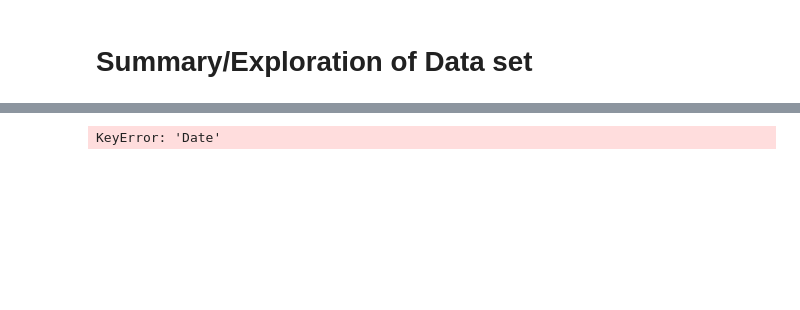
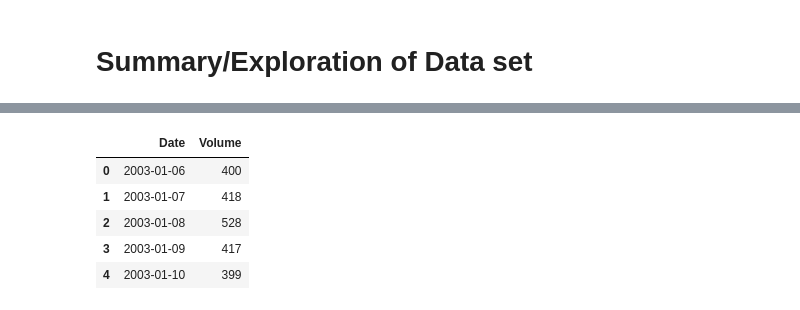
Before and after one commit to chrisngan24/spectacle, a Jupyter notebook: analytics/kaggle_sf_crime/main.ipynb, the cells around one changed output, grey strips where cells are left out. Cells and saved outputs as stored; diff of their text form; code cells hidden in the pictures; blank space fills up the shorter version.

```diff
--- a/analytics/kaggle_sf_crime/main.ipynb
+++ b/analytics/kaggle_sf_crime/main.ipynb
@@ -30,5 +39,12 @@ counted.plot()
-# %%
-%matplotlib inline
-counted.plot(x='Date', y= 'Category')
-# %% [output]
-KeyError: 'Date'
+# %%
+counted = sf.groupby('Date', as_index=False).agg({'Dates': np.size})
+counted['Date'] = counted['Date'].map(lambda x: dateutil.parser.parse(x))
+counted.rename(columns={'Dates': 'Volume'}, inplace=True)
+counted.head()
+# %% [output]
+|  | Date | Volume |
+| 0 | 2003-01-06 | 400 |
+| 1 | 2003-01-07 | 418 |
+| 2 | 2003-01-08 | 528 |
+| 3 | 2003-01-09 | 417 |
+| 4 | 2003-01-10 | 399 |
```
Also changed, not shown: parts of 12 cells of this notebook, 32 other files.
